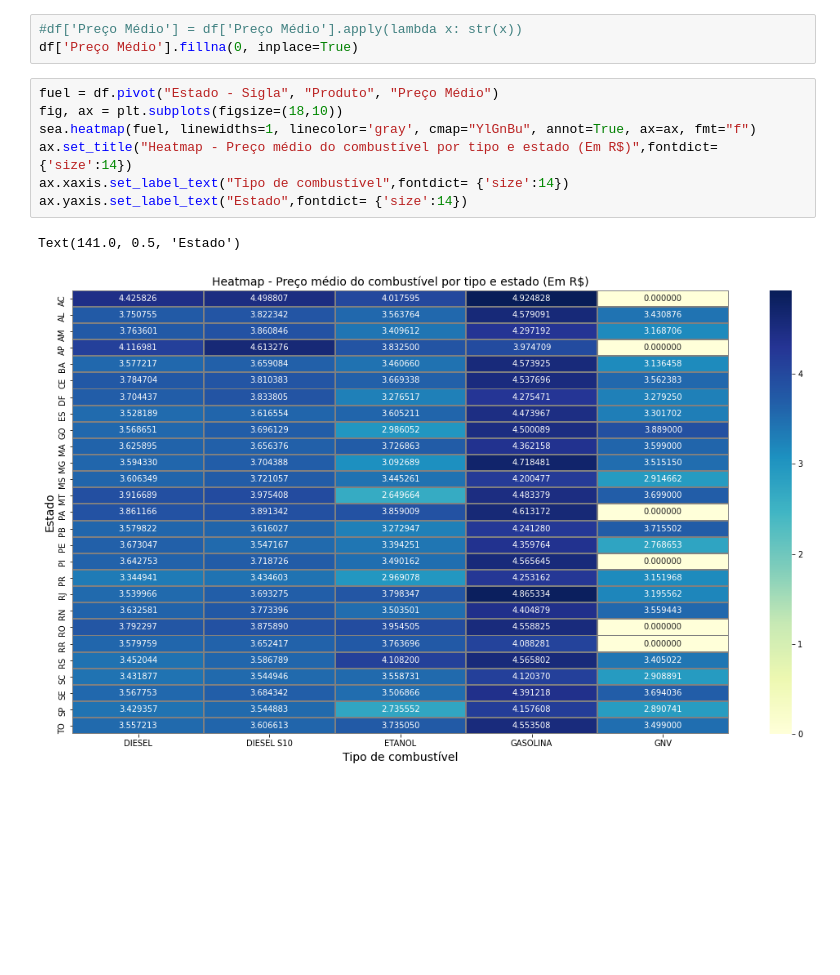
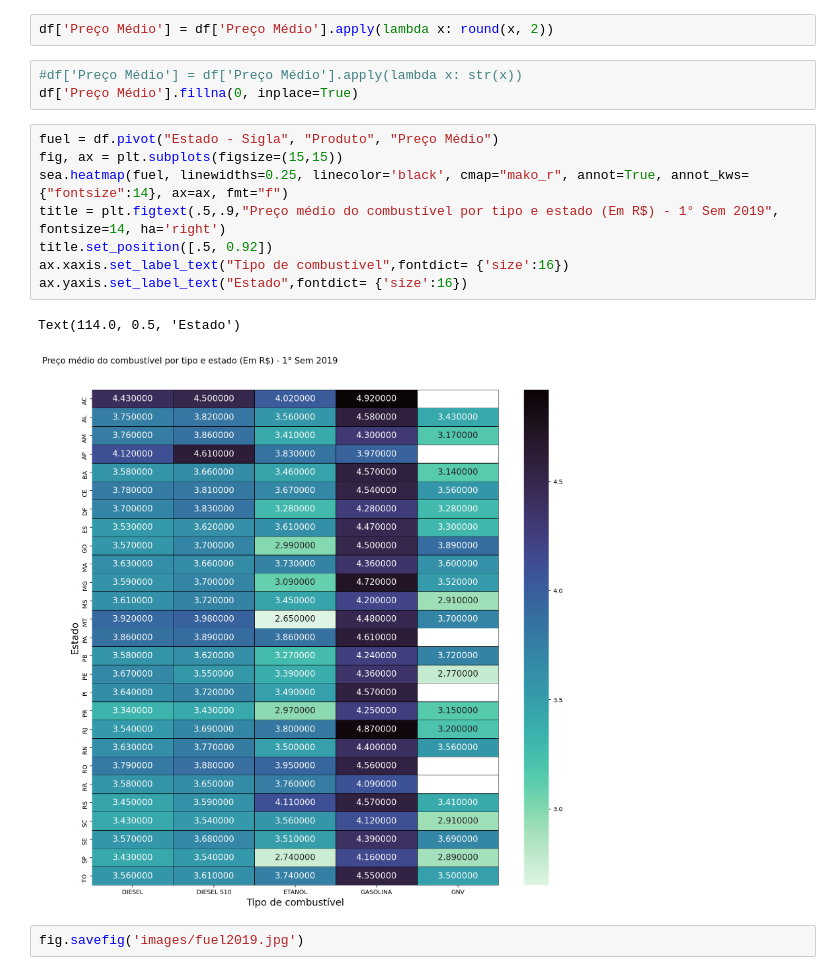
Before and after one commit to guilhermesam/data-science, a Jupyter notebook: projects/fuel_2019/data_visualization.ipynb, the cells around one changed output. Drawn from its saved outputs; the diff is of its cells as text; blank space fills up the shorter version.

Commit message:
update da imagem de fuel_2019

```diff
--- a/projects/fuel_2019/data_visualization.ipynb
+++ b/projects/fuel_2019/data_visualization.ipynb
@@ -18,13 +16,18 @@ df.head()
+# %%
+df['Preço Médio'] = df['Preço Médio'].apply(lambda x: round(x, 2))
 # %%
 #df['Preço Médio'] = df['Preço Médio'].apply(lambda x: str(x))
 df['Preço Médio'].fillna(0, inplace=True)
 # %%
 fuel = df.pivot("Estado - Sigla", "Produto", "Preço Médio")
-fig, ax = plt.subplots(figsize=(18,10))
-sea.heatmap(fuel, linewidths=1, linecolor='gray', cmap="YlGnBu", annot=True, ax=ax, fmt="f")
-ax.set_title("Heatmap - Preço médio do combustível por tipo e estado (Em R$)",fontdict={'size':14})
-ax.xaxis.set_label_text("Tipo de combustível",fontdict= {'size':14})
-ax.yaxis.set_label_text("Estado",fontdict= {'size':14})
+fig, ax = plt.subplots(figsize=(15,15))
+sea.heatmap(fuel, linewidths=0.25, linecolor='black', cmap="mako_r", annot=True, annot_kws={"fontsize":14}, ax=ax, fmt="f")
+title = plt.figtext(.5,.9,"Preço médio do combustível por tipo e estado (Em R$) - 1° Sem 2019", fontsize=14, ha='right')
+title.set_position([.5, 0.92])
+ax.xaxis.set_label_text("Tipo de combustível",fontdict= {'size':16})
+ax.yaxis.set_label_text("Estado",fontdict= {'size':16})
 # %% [output]
-Text(141.0, 0.5, 'Estado')
+Text(114.0, 0.5, 'Estado')
-[figure, old version]
+[figure, new version]
+# %%
+fig.savefig('images/fuel2019.jpg')
```
Also changed, not shown: parts of 2 cells of this notebook, 1 other file.
